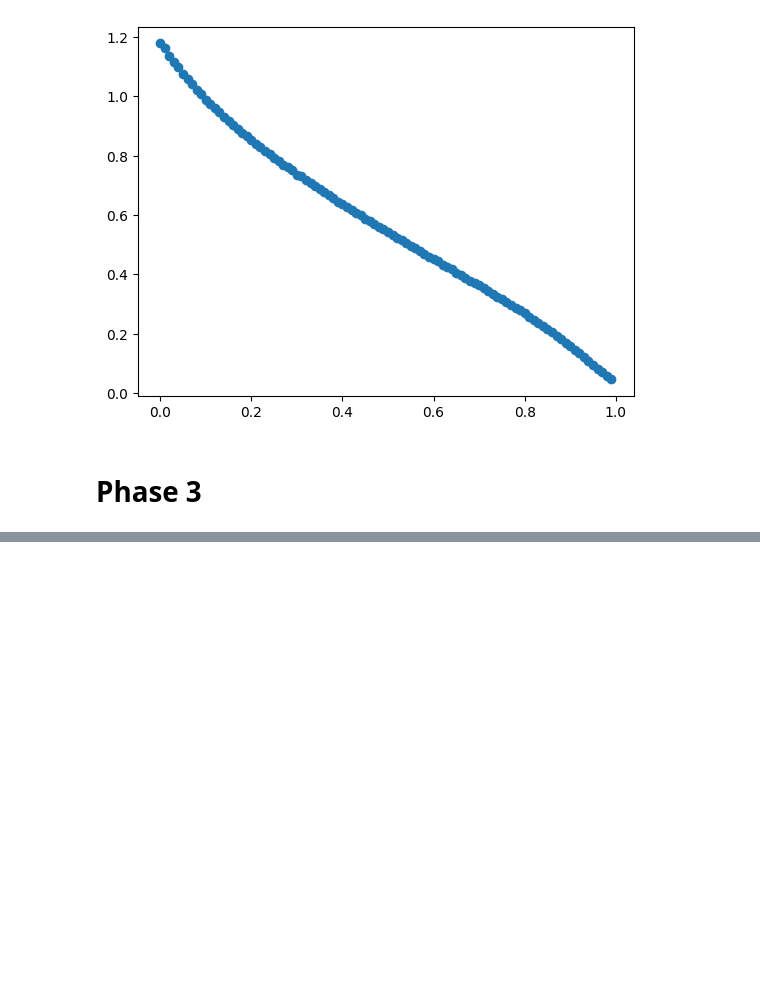
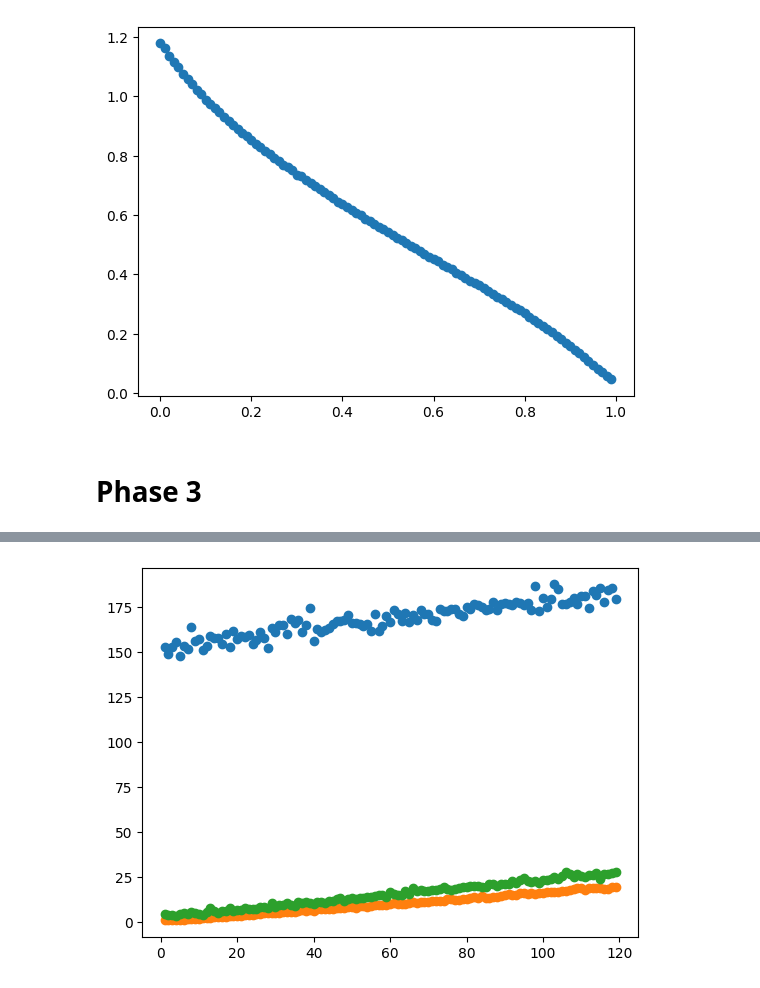
Before and after one commit to theFroodyOne/Physics344Assignment6, a Jupyter notebook: dataAnalysis.ipynb, the cells around one changed output, grey strips where cells are left out. Cells and saved outputs as stored; diff of their text form; code cells hidden in the pictures; blank space fills up the shorter version.

Commit message:
Setting up for phase 3

```diff
--- a/dataAnalysis.ipynb
+++ b/dataAnalysis.ipynb
@@ -98,0 +99,7 @@ r^2 t, p = 0.9: 81.00741502658157%
+# %%
+plt.scatter(tp, mqp)
+plt.scatter(tp, gqp)
+plt.scatter(tp, aqp)
+plt.savefig("./data/phase3/queue_lengths_vs_t_p=" + str(currentp) + ".png")
+# %% [output]
+[figure, added]
```
Also changed, not shown: parts of 1 cell of this notebook, 12 other files.
